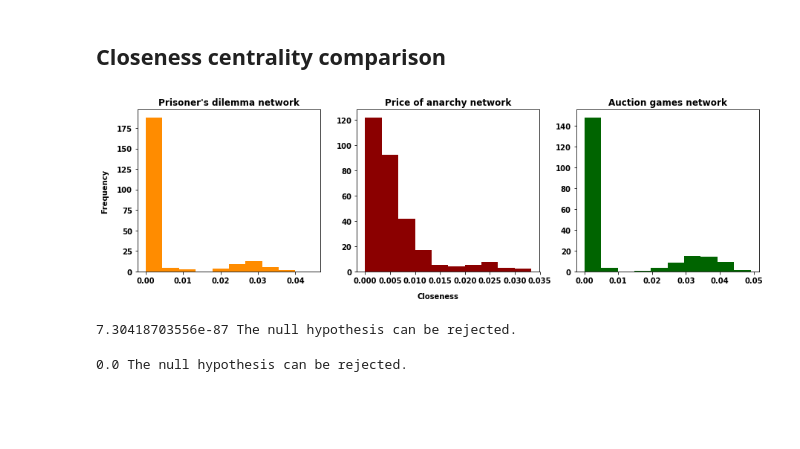
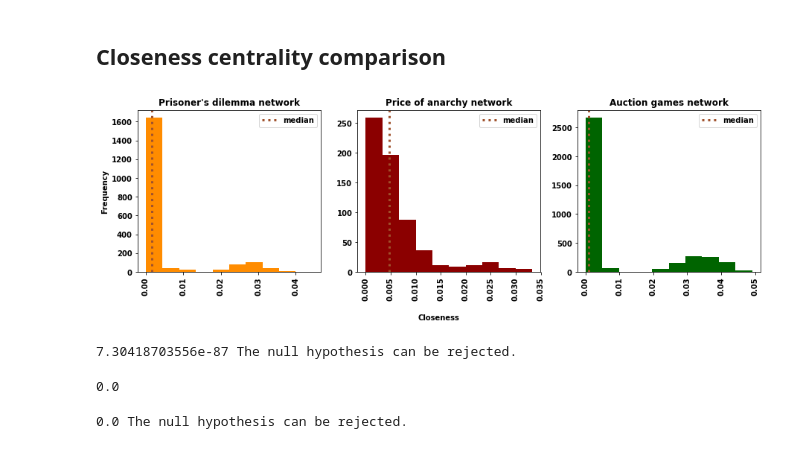
Before and after one commit to Nikoleta-v3/bibliometric-study-of-the-prisoners-dilemma, a Jupyter notebook: src/nbs/6. Comparing Distributions.ipynb, the cells around one changed output. Drawn from its saved outputs; the diff is of its cells as text; code cells hidden in the pictures; blank space fills up the shorter version.

```diff
--- a/src/nbs/6. Comparing Distributions.ipynb
+++ b/src/nbs/6. Comparing Distributions.ipynb
@@ -111,15 +162,25 @@ ag_bc = [float(i) for i in ag_bc.replace('[', '').replace(']', '').split(',')]
 # %%
 fig, axes = plt.subplots(nrows=1, ncols=3, figsize=(15, 4))
 
-axes[0].hist(pd_bc,  color='darkorange', normed=True);
+axes[0].hist(pd_bc,  color='darkorange');
 axes[0].set_title("Prisoner's dilemma network", fontweight='bold')
 
-axes[1].hist(pa_bc,  color='darkred', normed=True);
+axes[1].hist(pa_bc,  color='darkred');
 axes[1].set_title("Price of anarchy network", fontweight='bold')
 
-axes[2].hist(ag_bc, color='darkgreen', normed=True);
+axes[2].hist(ag_bc, color='darkgreen');
 axes[2].set_title("Auction games network", fontweight='bold')
 
-fig.text(0.5, 0, 'Betweenness', ha='center')
+fig.text(0.5, -0.1, 'Betweenness', ha='center')
 fig.text(0.08, 0.5, 'Frequency', va='center', rotation='vertical');
+
+axes[0].axvline(np.median(pd_bc), color='sienna', linestyle=':', linewidth=3, label='median')
+axes[1].axvline(np.median(pa_bc), color='sienna', linestyle=':', linewidth=3, label='median')
+axes[2].axvline(np.median(ag_bc), color='sienna', linestyle=':', linewidth=3, label='median')
+
+for i in range(3):
+    plt.setp(axes[i].xaxis.get_majorticklabels(), rotation=90)
+    axes[i].legend()
+
+plt.savefig('/home/nightwing/rsc/Literature-Article/assets/images/Betweenness_histrograms.pdf', format='pdf', bbox_inches='tight')
 # %% [output]
@@ -155,23 +216,37 @@ ag_cc = [float(i) for i in ag_cc.replace('[', '').replace(']', '').split(',')]
 # %%
 fig, axes = plt.subplots(nrows=1, ncols=3, figsize=(15, 4))
 
-axes[0].hist(pd_cc,  color='darkorange', normed=True);
+axes[0].hist(pd_cc,  color='darkorange');
+axes[0].axvline(np.median(pd_cc), color='sienna', linestyle=':', linewidth=3, label='median')
 axes[0].set_title("Prisoner's dilemma network", fontweight='bold')
 
-axes[1].hist(pa_cc,  color='darkred', normed=True);
+axes[1].hist(pa_cc,  color='darkred');
+axes[1].axvline(np.median(pa_cc), color='sienna', linestyle=':', linewidth=3, label='median')
 axes[1].set_title("Price of anarchy network", fontweight='bold')
 
-axes[2].hist(ag_cc, color='darkgreen', normed=True);
+axes[2].hist(ag_cc, color='darkgreen');
+axes[2].axvline(np.median(ag_cc), color='sienna', linestyle=':', linewidth=3, label='median')
 axes[2].set_title("Auction games network", fontweight='bold')
 
-fig.text(0.5, 0, 'Closeness', ha='center')
+fig.text(0.5, -0.1, 'Closeness', ha='center')
 fig.text(0.08, 0.5, 'Frequency', va='center', rotation='vertical');
+
+for i in range(3):
+    plt.setp(axes[i].xaxis.get_majorticklabels(), rotation=90)
+    axes[i].legend()
+
+
+plt.savefig('/home/nightwing/rsc/Literature-Article/assets/images/Closeness_histrograms.pdf', format='pdf', bbox_inches='tight')
 # %% [output]
-[figure, old version]
+[figure, new version]
 # %%
 test_kruskal([pd_cc, pa_cc, ag_cc])
 # %% [output]
 7.30418703556e-87 The null hypothesis can be rejected.
+# %%
+round(7.30418703556e-87, 10)
+# %% [output]
+0.0
 # %%
 test_mannwhitneyu([pd_bc, pa_cc], 'less')
 # %% [output]
```
Also changed, not shown: parts of 7 cells of this notebook, 4 other files.
